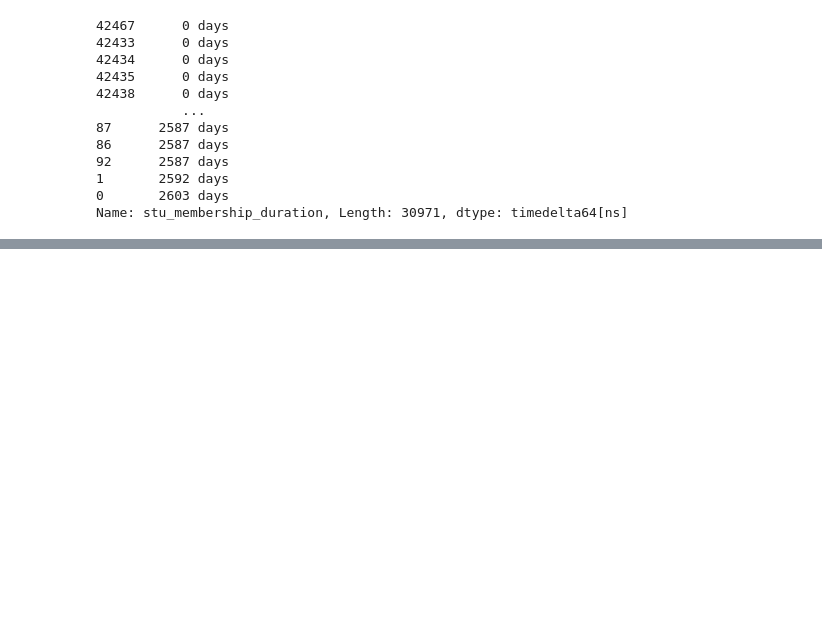
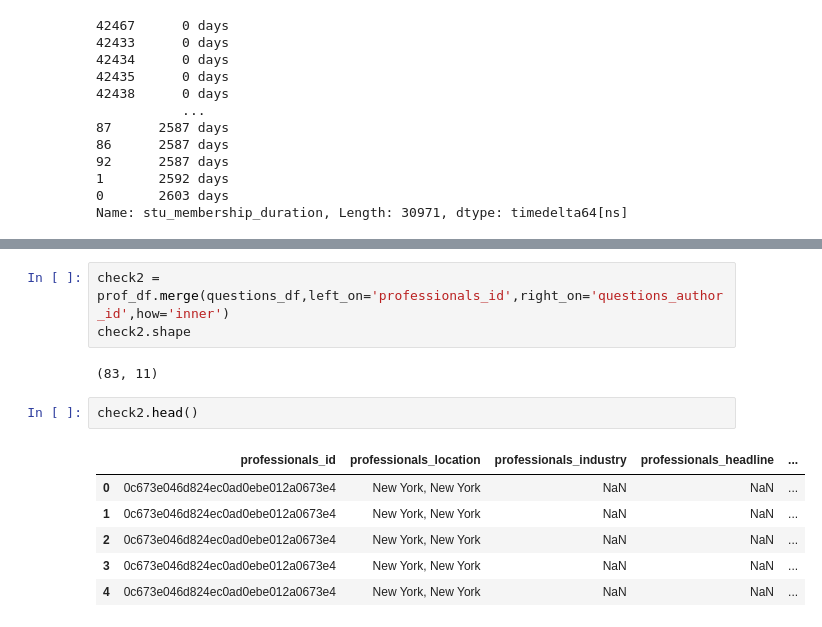
Before and after one commit to AKhileshPothuri/CareerVillage_Project, a Jupyter notebook: Exploratory_Data_Analysis_Draft1.ipynb, the cells around one changed output, grey strips where cells are left out. Saved outputs shown, nothing was run; the diff lists cells and outputs as text; blank space fills up the shorter version.

```diff
--- a/Exploratory_Data_Analysis_Draft1.ipynb
+++ b/Exploratory_Data_Analysis_Draft1.ipynb
@@ -657,0 +678,14 @@ len(inactive_students.students_id.unique().tolist()),inactive_students.shape
+# %%
+check2 = prof_df.merge(questions_df,left_on='professionals_id',right_on='questions_author_id',how='inner')
+check2.shape
+# %% [output]
+(83, 11)
+# %%
+check2.head()
+# %% [output]
+|  | professionals_id | professionals_location | professionals_industry | professionals_headline | ... |
+| 0 | 0c673e046d824ec0ad0ebe012a0673e4 | New York, New York | NaN | NaN | ... |
+| 1 | 0c673e046d824ec0ad0ebe012a0673e4 | New York, New York | NaN | NaN | ... |
+| 2 | 0c673e046d824ec0ad0ebe012a0673e4 | New York, New York | NaN | NaN | ... |
+| 3 | 0c673e046d824ec0ad0ebe012a0673e4 | New York, New York | NaN | NaN | ... |
+| 4 | 0c673e046d824ec0ad0ebe012a0673e4 | New York, New York | NaN | NaN | ... |
```
Also changed, not shown: parts of 30 cells of this notebook.
